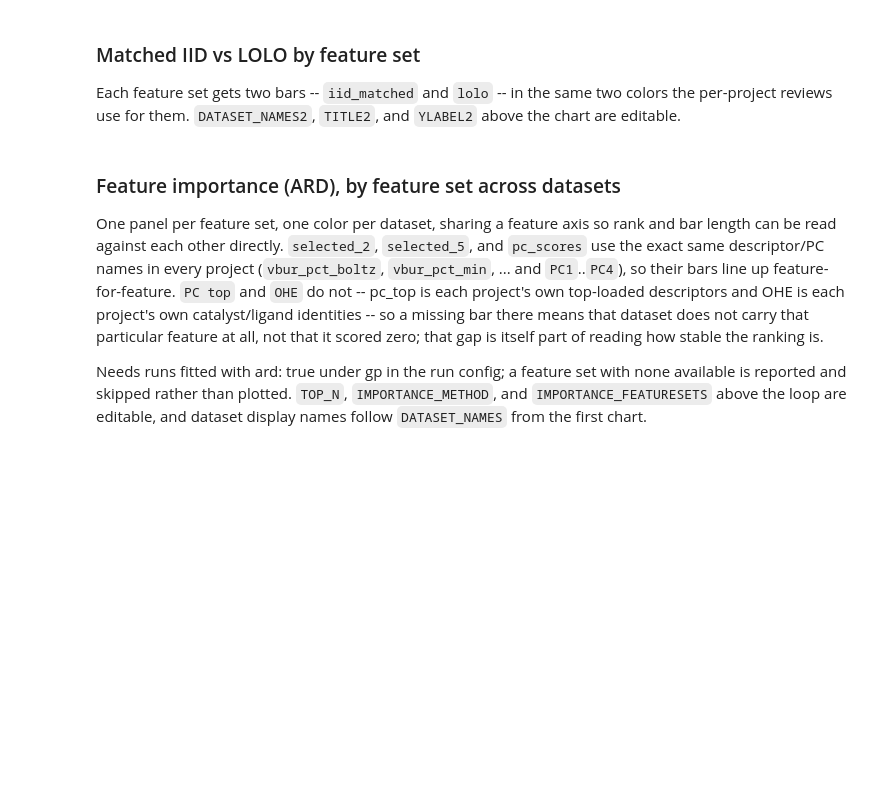
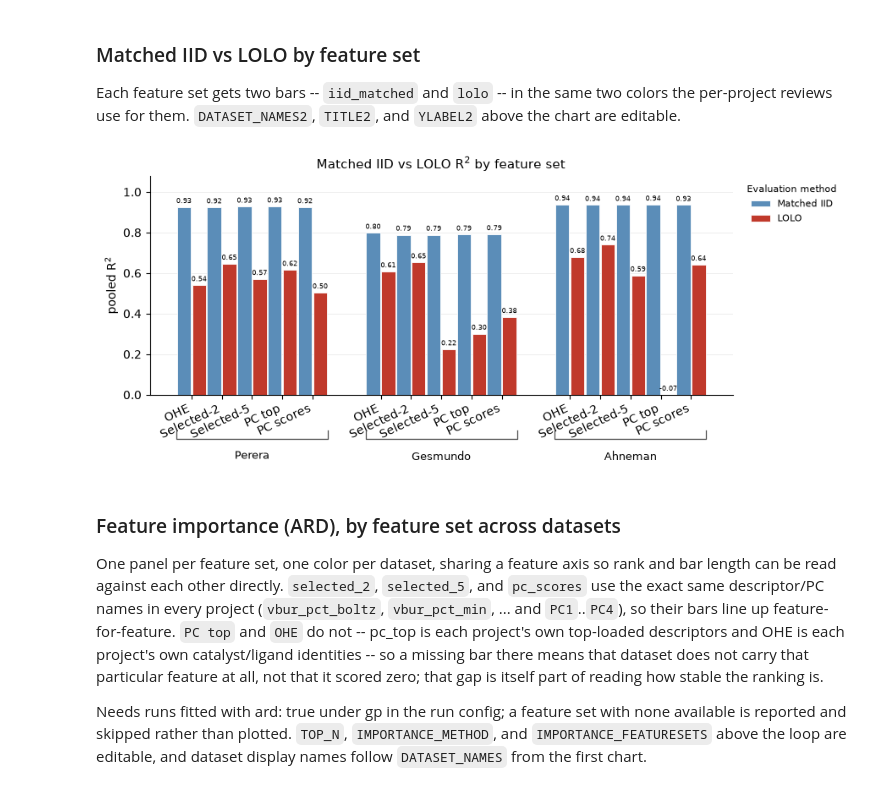
Before and after one commit to ddomlab/DOPE-MURI, a Jupyter notebook: compare_featuresets.ipynb, the cells around one changed output. Cells and saved outputs as stored; diff of their text form; code cells hidden in the pictures; blank space fills up the shorter version.

```diff
--- a/compare_featuresets.ipynb
+++ b/compare_featuresets.ipynb
@@ -213,7 +240,7 @@ colors the per-project reviews use for them. `DATASET_NAMES2`, `TITLE2`, and
 `YLABEL2` above the chart are editable.
 # %%
 # ---- Editable ----
-DATASET_NAMES2 = {'hazel': 'Hazel', 'cernak': 'Cernak', 'rxnpredict': 'RxnPredict'}
+DATASET_NAMES2 = {'hazel': 'Perera', 'cernak': 'Gesmundo', 'rxnpredict': 'Ahneman'}
 TITLE2 = 'Matched IID vs LOLO R$^2$ by feature set'
 YLABEL2 = 'pooled R$^2$'
 # --------------------
@@ -234,33 +261,35 @@ all_values2 = []
 for i, method in enumerate(METHODS2):
     xs, heights = [], []
     for group_pos, dataset in zip(positions2, datasets2):
         part = combined[(combined.dataset == dataset) & (combined.method == method)]
         values = part.set_index('featureset').reindex(FEATURESET_ORDER)[METRIC2].to_numpy()
         xs.append(group_pos - pair_width / 2 + bar_width * (i + 0.5))
         heights.append(values)
     xs, heights = np.concatenate(xs), np.concatenate(heights)
     all_values2.append(heights)
     bars = ax.bar(xs, heights, width=bar_width * 0.92, edgecolor='white', linewidth=0.6,
                    color=METHOD_COLORS[method], label=method_label(method))
     label_bars(ax, bars, heights, fontsize=6)
 
 ax.set_xticks(np.concatenate(positions2))
 ax.set_xticklabels(FEATURESET_ORDER * len(datasets2), rotation=TICK_ANGLE, ha='right')
 draw_group_brackets(ax, bounds2, [DATASET_NAMES2[d] for d in datasets2])
 
 ax.set(xlabel='', ylabel=YLABEL2)
 ax.set_title(TITLE2, fontsize=11)
 set_bar_ylim(ax, np.concatenate(all_values2))
 ax.legend(title='Evaluation method', fontsize=8, title_fontsize=8, frameon=False,
           loc='upper left', bbox_to_anchor=(1.01, 1.0))
 ax.spines[['top', 'right']].set_visible(False)
 ax.grid(axis='y', alpha=0.25, linewidth=0.6)
 ax.set_axisbelow(True)
 fig.tight_layout()
 fig.subplots_adjust(bottom=0.34)
 
 display(fig)
 plt.close(fig)
+# %% [output]
+[figure, added]
 # %% [markdown]
 ### Feature importance (ARD), by feature set across datasets
 
```
Also changed, not shown: parts of 5 cells of this notebook.
